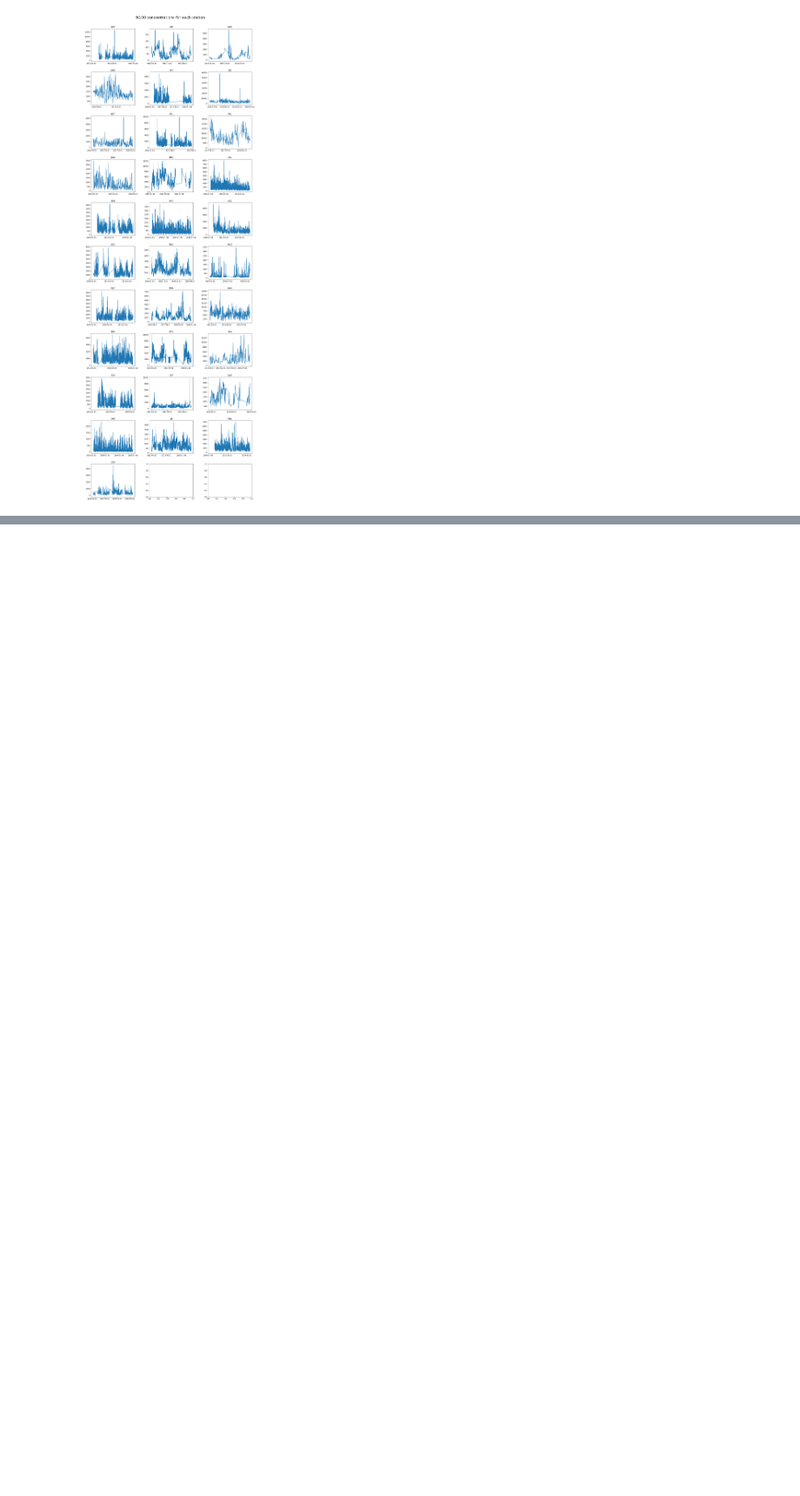
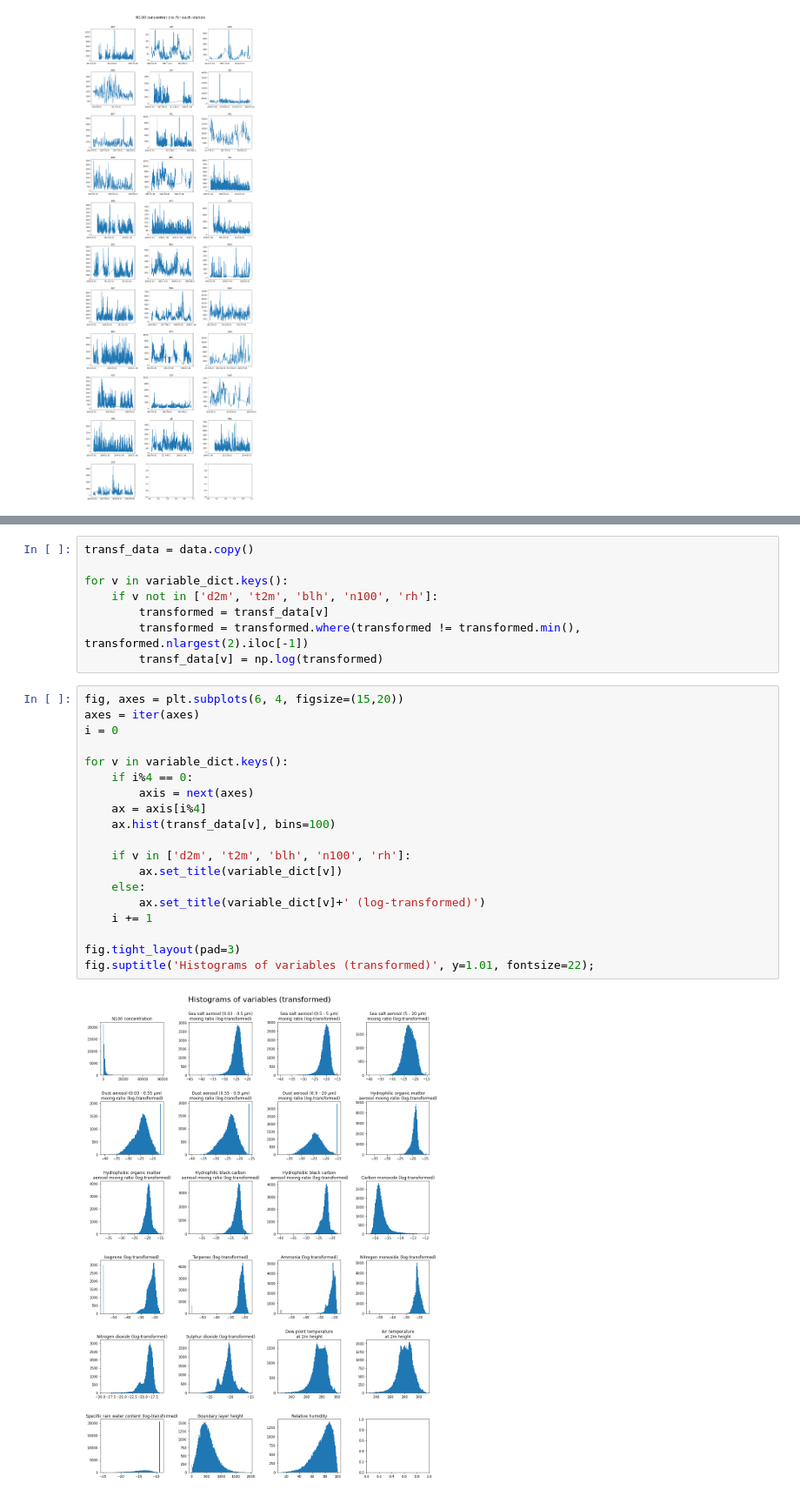
Before and after one commit to ellarauth/CCN-proxy-modeling, a Jupyter notebook: exploratory data analysis.ipynb, the cells around one changed output, grey strips where cells are left out. Shown at 87% size. Cells and saved outputs as stored; diff of their text form; blank space fills up the shorter version.

```diff
--- a/exploratory data analysis.ipynb
+++ b/exploratory data analysis.ipynb
@@ -41,0 +93,29 @@ fig.suptitle('N100 concentrations for each station', y=1.01, fontsize=22);
+# %%
+transf_data = data.copy()
+
+for v in variable_dict.keys():
+    if v not in ['d2m', 't2m', 'blh', 'n100', 'rh']:
+        transformed = transf_data[v]
+        transformed = transformed.where(transformed != transformed.min(), transformed.nlargest(2).iloc[-1])
+        transf_data[v] = np.log(transformed)
+# %%
+fig, axes = plt.subplots(6, 4, figsize=(15,20))
+axes = iter(axes)
+i = 0
+
+for v in variable_dict.keys():
+    if i%4 == 0:
+        axis = next(axes)
+    ax = axis[i%4]
+    ax.hist(transf_data[v], bins=100)
+
+    if v in ['d2m', 't2m', 'blh', 'n100', 'rh']:
+        ax.set_title(variable_dict[v])
+    else:
+        ax.set_title(variable_dict[v]+' (log-transformed)')
+    i += 1
+
+fig.tight_layout(pad=3)
+fig.suptitle('Histograms of variables (transformed)', y=1.01, fontsize=22);
+# %% [output]
+[figure, added]
```
Also changed, not shown: parts of 7 cells of this notebook.
